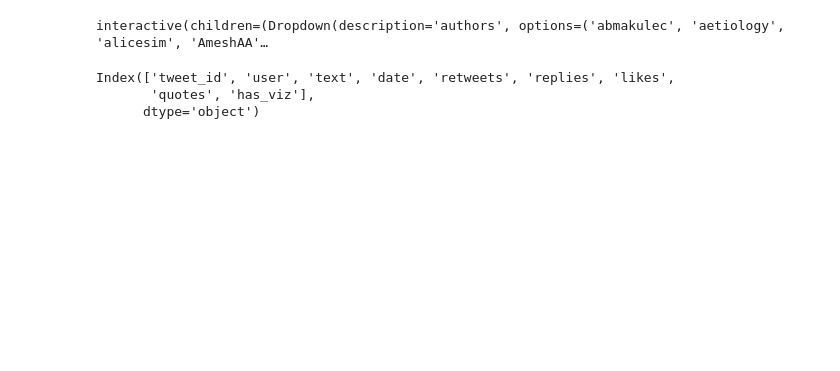
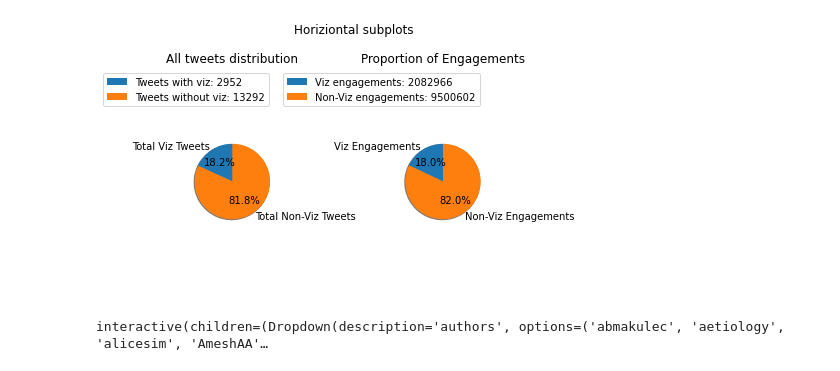
Before and after one commit to kasumbarobert/cse557a-research-project, a Jupyter notebook: dashboard_and_viz_tests.ipynb, the cells around one changed output. Cells and saved outputs as stored; diff of their text form; code cells hidden in the pictures; blank space fills up the shorter version.

```diff
--- a/dashboard_and_viz_tests.ipynb
+++ b/dashboard_and_viz_tests.ipynb
@@ -123,4 +202,8 @@ def show_pies(disp_df, authorname):
 #     plt.show()
+# %%
+show_agg_pies(df)
+# %% [output]
+[figure, added]
 # %%
 def f(authors):
     disp_df = df.loc[df["user"] == authors]
@@ -133,9 +212,3 @@ def f(authors):
 interact(f, authors=users);
 # %% [output]
 interactive(children=(Dropdown(description='authors', options=('abmakulec', 'aetiology', 'alicesim', 'AmeshAA'…
-# %%
-df.columns
-# %% [output]
-Index(['tweet_id', 'user', 'text', 'date', 'retweets', 'replies', 'likes',
-       'quotes', 'has_viz'],
-      dtype='object')
```
Also changed, not shown: parts of 20 cells of this notebook.
